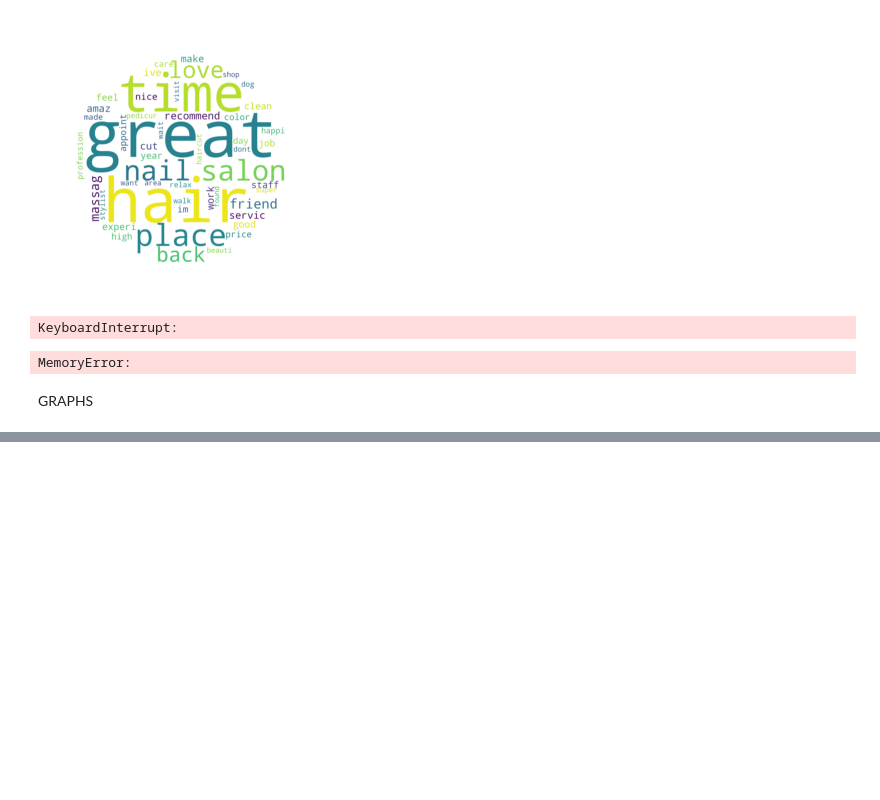
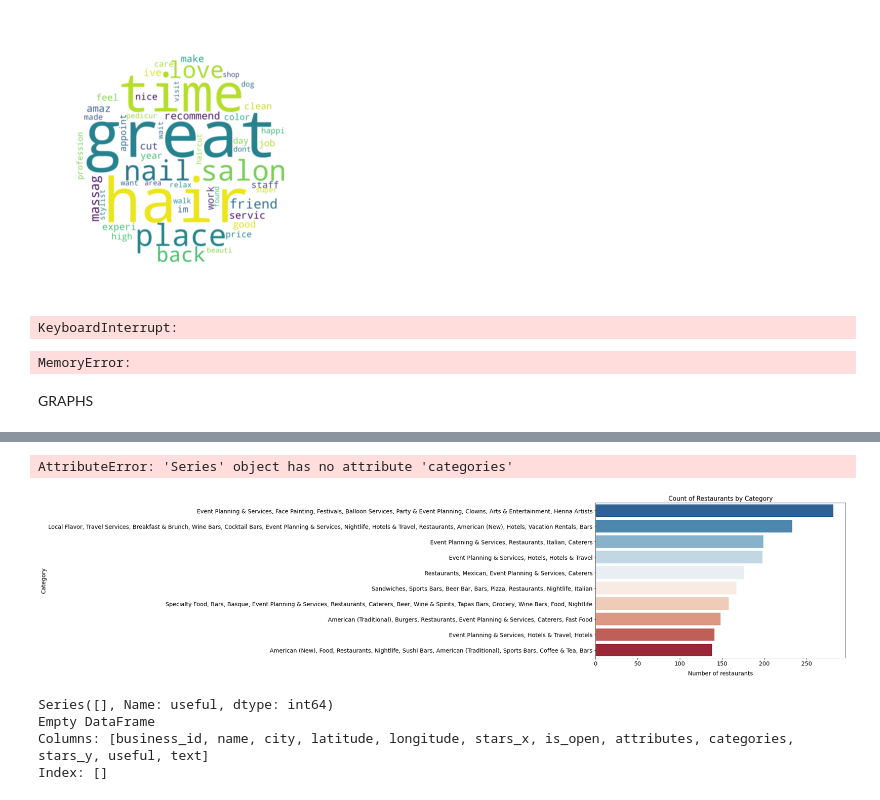
Before and after one commit to suvithkl/IntroDS-miniproject, a Jupyter notebook: app/visualisations.ipynb, the cells around one changed output, grey strips where cells are left out. Saved outputs shown, nothing was run; the diff lists cells and outputs as text; code cells hidden in the pictures; blank space fills up the shorter version.

```diff
--- a/app/visualisations.ipynb
+++ b/app/visualisations.ipynb
@@ -118,0 +262,23 @@ GRAPHS
+# %%
+plt.figure(figsize=(11,7))
+grouped = temp.categories.value_counts()[:10]
+sns.countplot(y='categories',data=temp,
+              order = grouped.index, palette= sns.color_palette("RdBu_r", len(grouped)))
+plt.xlabel('Number of restaurants', fontsize=14, labelpad=10)
+plt.ylabel('Category', fontsize=14)
+plt.title('Count of Restaurants by Category', fontsize=15)
+plt.tick_params(labelsize=14)
+for  i, v in enumerate(grouped.categories.value_counts()[:10]):
+    plt.text(v, i+0.15, str(v), fontweight='bold', fontsize=14)
+# %% [output]
+AttributeError: 'Series' object has no attribute 'categories'
+[figure, added]
+# %%
+print(grouped)
+print(temp)
+#print(temp.head())
+# %% [output]
+Series([], Name: useful, dtype: int64)
+Empty DataFrame
+Columns: [business_id, name, city, latitude, longitude, stars_x, is_open, attributes, categories, stars_y, useful, text]
+Index: []
```
Also changed, not shown: parts of 11 cells of this notebook, 1 other file.
